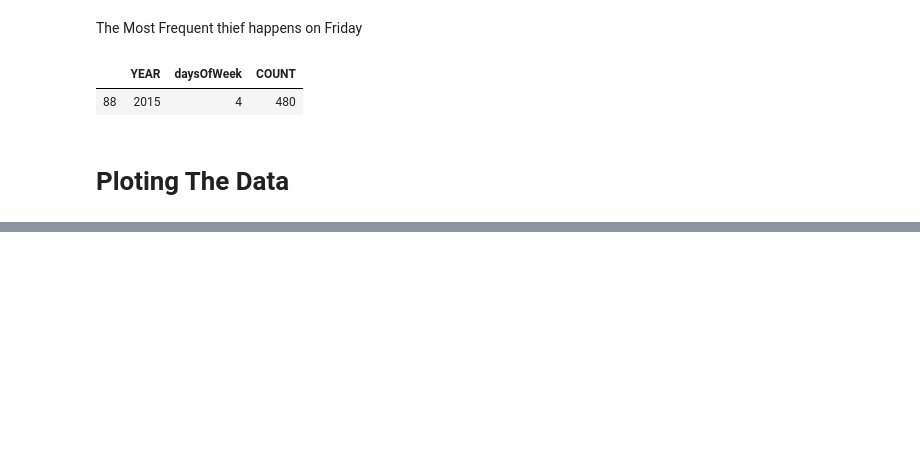
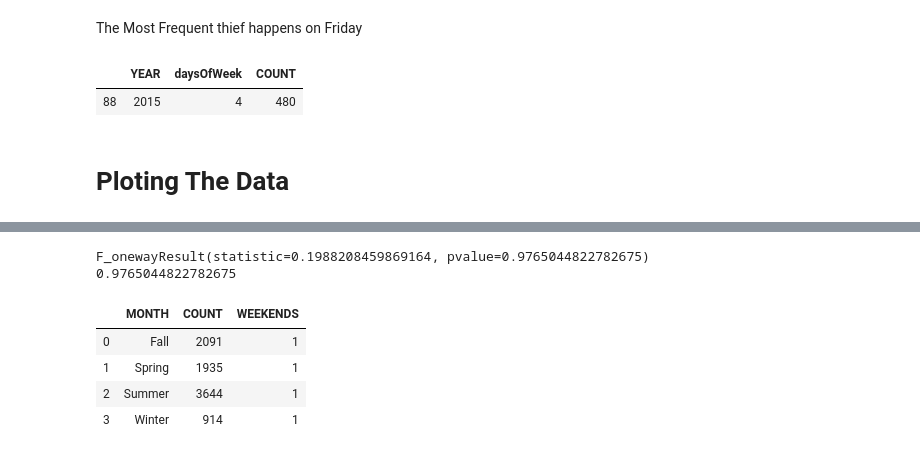
Before and after one commit to WanatabeShin/cmpt-353-final-project, a Jupyter notebook: days_comparison.ipynb, the cells around one changed output, grey strips where cells are left out. Saved outputs shown, nothing was run; the diff lists cells and outputs as text; code cells hidden in the pictures; blank space fills up the shorter version.

```diff
--- a/days_comparison.ipynb
+++ b/days_comparison.ipynb
@@ -110,0 +127,20 @@ plt.show()
+# %%
+#ANOVA TEST  DAYS OF WEEK
+#from anova test we can say the means between these group are similar
+anova = stats.f_oneway(monday['MONDAY'],tuesday['TUESDAY'], wednesday['WEDNESDAY'], thrusday['THRUSDAY'], friday['FRIDAY'], saturday['SATURDAY'], sunday['SUNDAY'])
+print(anova)
+print(anova.pvalue)
+# %% [output]
+F_onewayResult(statistic=0.1988208459869164, pvalue=0.9765044822782675)
+0.9765044822782675
+# %%
+weekend_season = weekend[['YEAR', 'MONTH']]
+weekend_season1 = weekend_season.replace([1,2,3,4,5,6,7,8,9,10,11,12], ['Winter','Winter','Spring','Spring','Spring','Summer','Summer','Summer','Fall','Fall','Fall','Winter'])
+weekend_season = weekend_season1.groupby(weekend_season1['MONTH']).size().reset_index(name="COUNT")
+weekend_season
+# %% [output]
+|  | MONTH | COUNT | WEEKENDS |
+| 0 | Fall | 2091 | 1 |
+| 1 | Spring | 1935 | 1 |
+| 2 | Summer | 3644 | 1 |
+| 3 | Winter | 914 | 1 |
```
Also changed, not shown: parts of 9 cells of this notebook, 2 other files.
